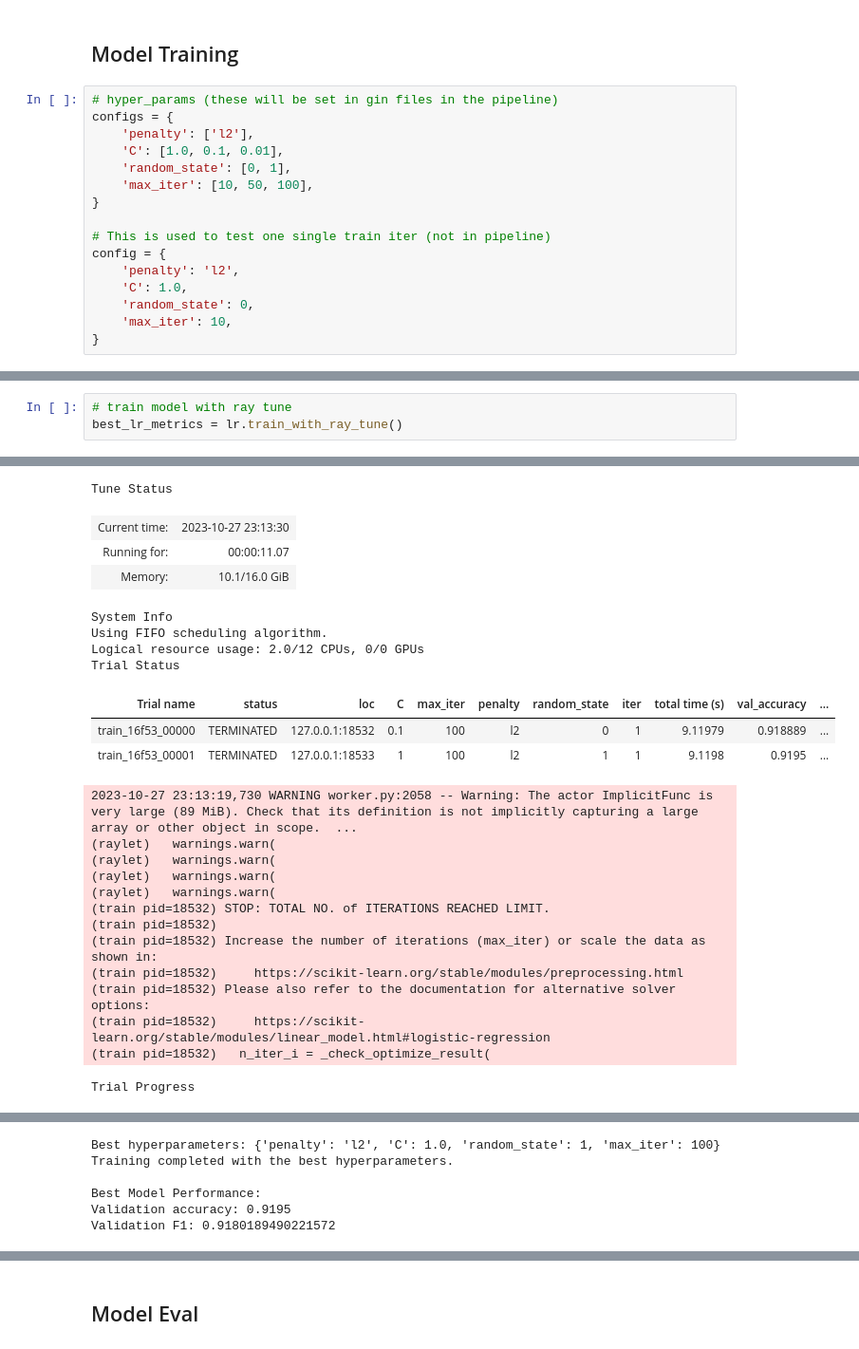
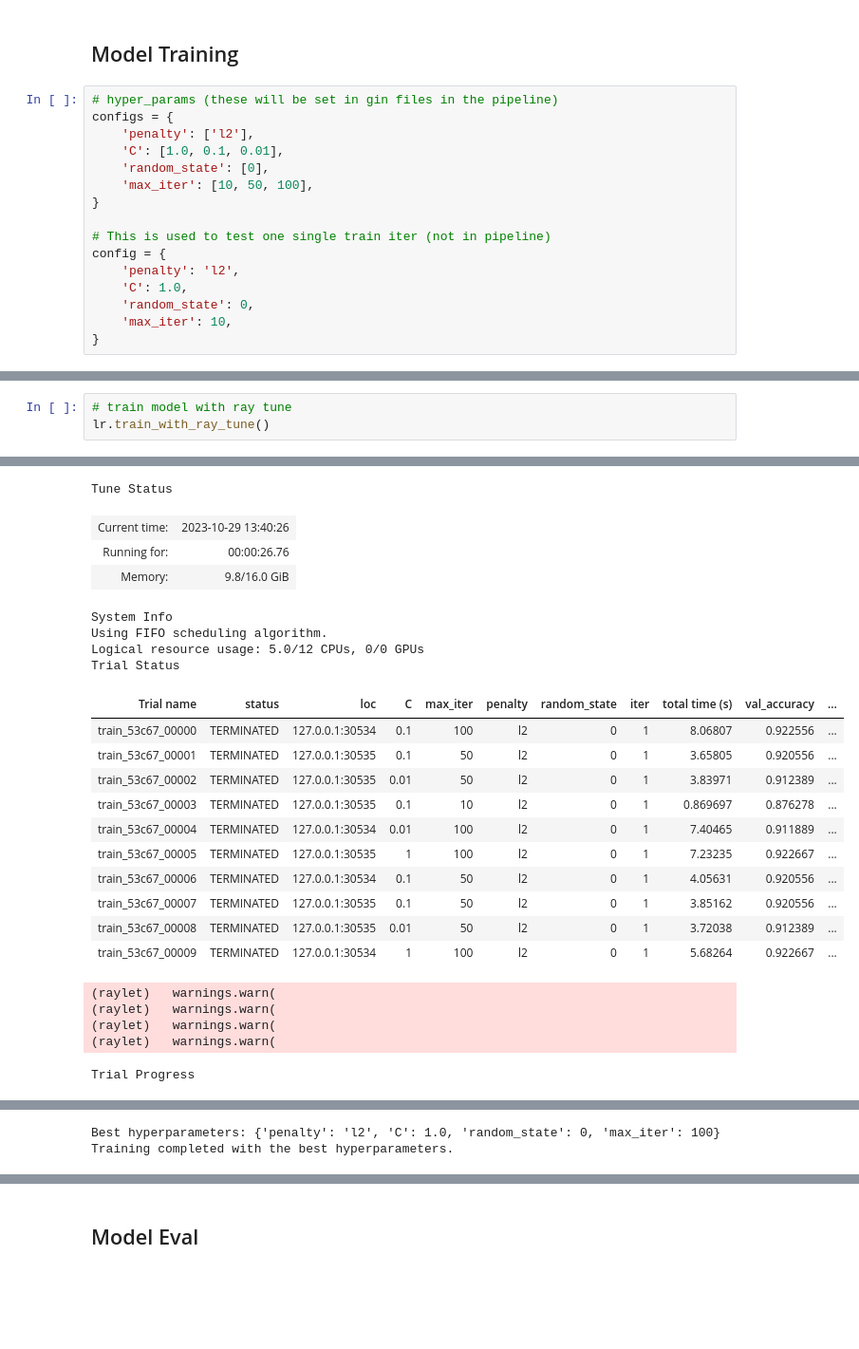
Before and after one commit to xtchen64/deep-learning-playground-cv, a Jupyter notebook: notebooks/example_logistic_reg.ipynb, the cells around one changed output, grey strips where cells are left out. Shown at 95% size. Saved outputs shown, nothing was run; the diff lists cells and outputs as text; blank space fills up the shorter version.

```diff
--- a/notebooks/example_logistic_reg.ipynb
+++ b/notebooks/example_logistic_reg.ipynb
@@ -48,7 +53,7 @@ set(test_y)
 configs = {
     'penalty': ['l2'],
     'C': [1.0, 0.1, 0.01],
-    'random_state': [0, 1],
+    'random_state': [0],
     'max_iter': [10, 50, 100],
 }
 
@@ -87,4 +93,4 @@ Please also refer to the documentation for alternative solver options:
 # %%
 # train model with ray tune
-best_lr_metrics = lr.train_with_ray_tune()
+lr.train_with_ray_tune()
 # %% [output]
@@ -96,25 +100,25 @@ Start Ray Tune hyperparameter search...
 Tune Status
-| Current time: | 2023-10-27 23:13:30 |
-| Running for: | 00:00:11.07 |
-| Memory: | 10.1/16.0 GiB |
+| Current time: | 2023-10-29 13:40:26 |
+| Running for: | 00:00:26.76 |
+| Memory: | 9.8/16.0 GiB |
 System Info
 Using FIFO scheduling algorithm.
-Logical resource usage: 2.0/12 CPUs, 0/0 GPUs
+Logical resource usage: 5.0/12 CPUs, 0/0 GPUs
 Trial Status
 | Trial name | status | loc | C | max_iter | penalty | random_state | iter | total time (s) | val_accuracy | ... |
-| train_16f53_00000 | TERMINATED | 127.0.0.1:18532 | 0.1 | 100 | l2 | 0 | 1 | 9.11979 | 0.918889 | ... |
-| train_16f53_00001 | TERMINATED | 127.0.0.1:18533 | 1 | 100 | l2 | 1 | 1 | 9.1198 | 0.9195 | ... |
+| train_53c67_00000 | TERMINATED | 127.0.0.1:30534 | 0.1 | 100 | l2 | 0 | 1 | 8.06807 | 0.922556 | ... |
+| train_53c67_00001 | TERMINATED | 127.0.0.1:30535 | 0.1 | 50 | l2 | 0 | 1 | 3.65805 | 0.920556 | ... |
+| train_53c67_00002 | TERMINATED | 127.0.0.1:30535 | 0.01 | 50 | l2 | 0 | 1 | 3.83971 | 0.912389 | ... |
+| train_53c67_00003 | TERMINATED | 127.0.0.1:30535 | 0.1 | 10 | l2 | 0 | 1 | 0.869697 | 0.876278 | ... |
+| train_53c67_00004 | TERMINATED | 127.0.0.1:30534 | 0.01 | 100 | l2 | 0 | 1 | 7.40465 | 0.911889 | ... |
+| train_53c67_00005 | TERMINATED | 127.0.0.1:30535 | 1 | 100 | l2 | 0 | 1 | 7.23235 | 0.922667 | ... |
+| train_53c67_00006 | TERMINATED | 127.0.0.1:30534 | 0.1 | 50 | l2 | 0 | 1 | 4.05631 | 0.920556 | ... |
+| train_53c67_00007 | TERMINATED | 127.0.0.1:30535 | 0.1 | 50 | l2 | 0 | 1 | 3.85162 | 0.920556 | ... |
+| train_53c67_00008 | TERMINATED | 127.0.0.1:30535 | 0.01 | 50 | l2 | 0 | 1 | 3.72038 | 0.912389 | ... |
+| train_53c67_00009 | TERMINATED | 127.0.0.1:30534 | 1 | 100 | l2 | 0 | 1 | 5.68264 | 0.922667 | ... |
-2023-10-27 23:13:19,730 WARNING worker.py:2058 -- Warning: The actor ImplicitFunc is very large (89 MiB). Check that its definition is not implicitly capturing a large array or other object in scope.  ...
 (raylet)   warnings.warn(
 (raylet)   warnings.warn(
 (raylet)   warnings.warn(
 (raylet)   warnings.warn(
-(train pid=18532) STOP: TOTAL NO. of ITERATIONS REACHED LIMIT.
-(train pid=18532)
-(train pid=18532) Increase the number of iterations (max_iter) or scale the data as shown in:
-(train pid=18532)     https://scikit-learn.org/stable/modules/preprocessing.html
-(train pid=18532) Please also refer to the documentation for alternative solver options:
-(train pid=18532)     https://scikit-learn.org/stable/modules/linear_model.html#logistic-regression
-(train pid=18532)   n_iter_i = _check_optimize_result(
 Trial Progress
 | Trial name | val_accuracy | val_f1 |
@@ -124,9 +152,5 @@ Trial Progress
-Best hyperparameters: {'penalty': 'l2', 'C': 1.0, 'random_state': 1, 'max_iter': 100}
+Best hyperparameters: {'penalty': 'l2', 'C': 1.0, 'random_state': 0, 'max_iter': 100}
 Training completed with the best hyperparameters.
-
-Best Model Performance:
-Validation accuracy: 0.9195
-Validation F1: 0.9180189490221572
 STOP: TOTAL NO. of ITERATIONS REACHED LIMIT.
 
 Increase the number of iterations (max_iter) or scale the data as shown in:
```
Also changed, not shown: parts of 6 cells of this notebook, 9 other files.
